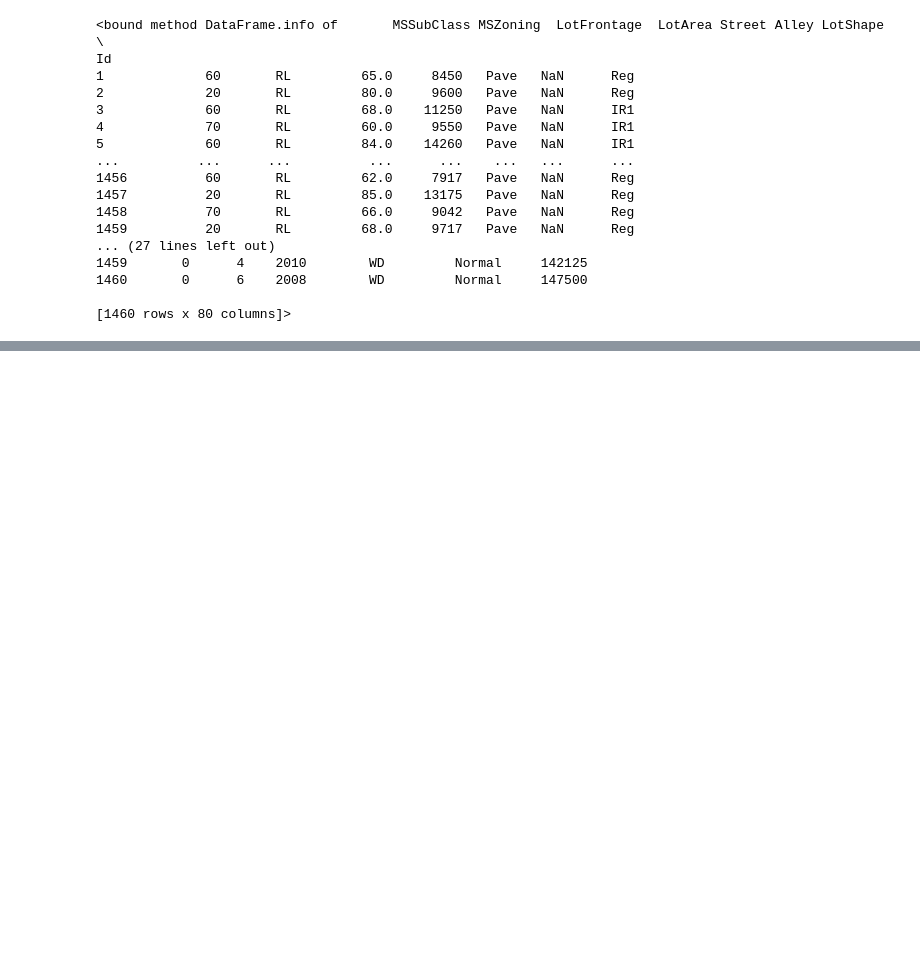
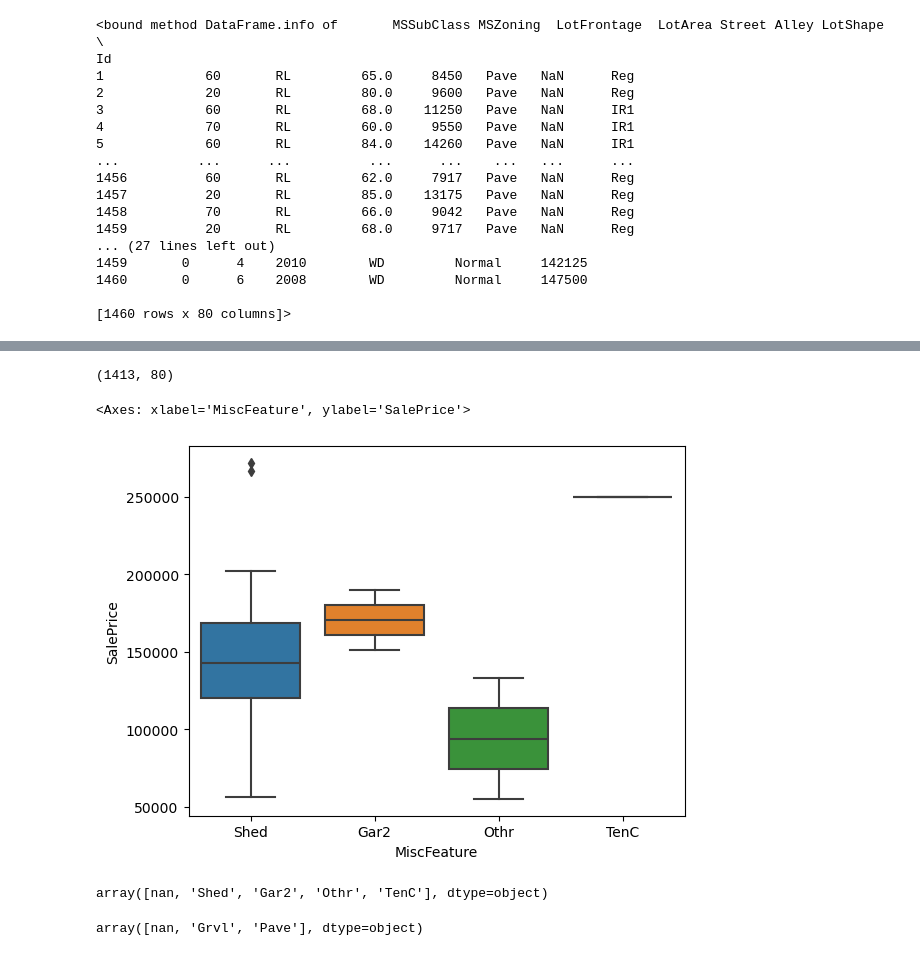
Before and after one commit to mjedrzejowski2/House_predict, a Jupyter notebook: House_price_project.ipynb, the cells around one changed output, grey strips where cells are left out. Cells and saved outputs as stored; diff of their text form; code cells hidden in the pictures; blank space fills up the shorter version.

```diff
--- a/House_price_project.ipynb
+++ b/House_price_project.ipynb
@@ -719,4 +719,4 @@ Id
 [1460 rows x 80 columns]>
 # %%
 # Let's drop outliers frotm the data training set
-train_df.index.isin(to_drop) == False
+train_df.drop(to_drop, inplace=True)
@@ -724,0 +764,4 @@ array([ True,  True,  True, ...,  True,  True,  True])
+# %%
+train_df.shape
+# %% [output]
+(1413, 80)
@@ -724,0 +770,13 @@ array([ True,  True,  True, ...,  True,  True,  True])
+# %%
+sns.boxplot(x='MiscFeature', y='SalePrice', data=train_df)
+# %% [output]
+<Axes: xlabel='MiscFeature', ylabel='SalePrice'>
+[figure, added]
+# %%
+train_df['MiscFeature'].unique()
+# %% [output]
+array([nan, 'Shed', 'Gar2', 'Othr', 'TenC'], dtype=object)
+# %%
+train_df['Alley'].unique()
+# %% [output]
+array([nan, 'Grvl', 'Pave'], dtype=object)
```
Also changed, not shown: parts of 32 cells of this notebook.
